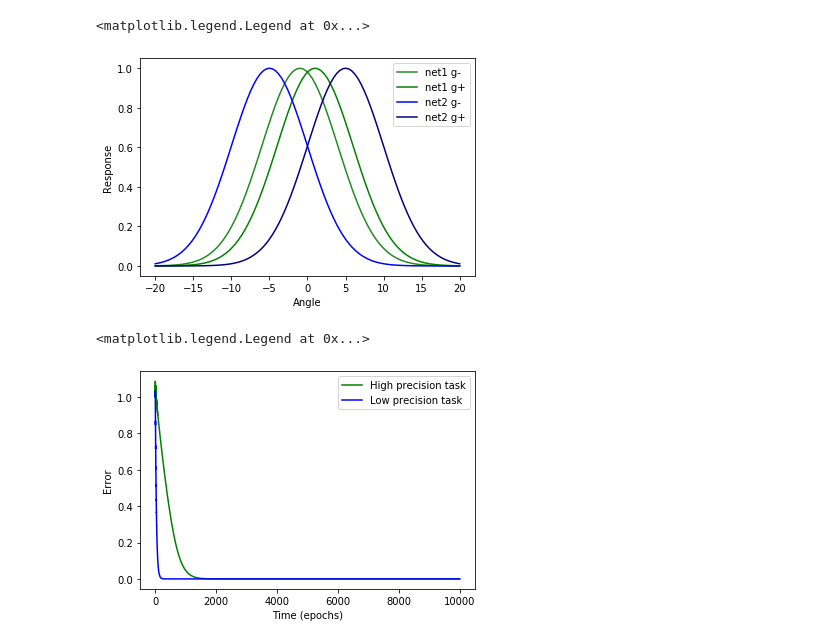
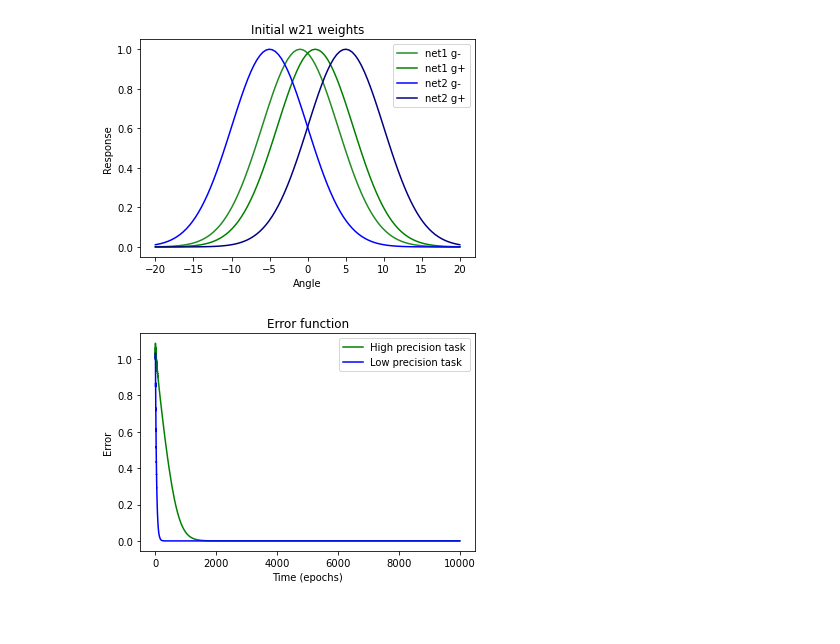
Before and after one commit to pacochow/Modelling-vpl, a Jupyter notebook: Minimal_model_numpy.ipynb, the cells around one changed output. Cells and saved outputs as stored; diff of their text form; code cells hidden in the pictures; blank space fills up the shorter version.

```diff
--- a/Minimal_model_numpy.ipynb
+++ b/Minimal_model_numpy.ipynb
@@ -59,26 +59,30 @@ class minimal_network(object):
         plt.xlabel("Time (epochs)")
         plt.ylabel("Error")
 # %%
+# Plotting network tuning curves and training network
+
 net = minimal_network(N=100, alpha = 0.001)
 net.init_tuning_curves(O1 = -1, O2 = 1, sigma = 5, color1 = "forestgreen", color2 = "green", plot = True)
 net.input = np.array([[1,0], [0,1]])
 net.desired_output = np.array([1, -1])
 net.train(iterations = 5000)
 
 net2 = minimal_network(N=100, alpha = 0.001)
 net2.init_tuning_curves(O1 = -5, O2 = 5, sigma = 5, color1 = "blue", color2 = "navy", plot = True)
 net2.input = np.array([[1,0], [0,1]])
 net2.desired_output = np.array([1, -1])
 net2.train(iterations = 5000)
 
 plt.legend(["net1 g-", "net1 g+", "net2 g-", "net2 g+"], loc = 'upper right')
+plt.title("Initial w21 weights");
 # %% [output]
-<matplotlib.legend.Legend at 0x...>
-[figure, old version]
+[figure, new version]
 # %%
+# Plotting error function
+
 net.plot_loss("green")
 net2.plot_loss("blue")
 plt.legend(["High precision task", "Low precision task"])
+plt.title("Error function");
 # %% [output]
-<matplotlib.legend.Legend at 0x...>
-[figure, old version]
+[figure, new version]
```
Also changed, not shown: parts of 5 cells of this notebook, 3 other files.
